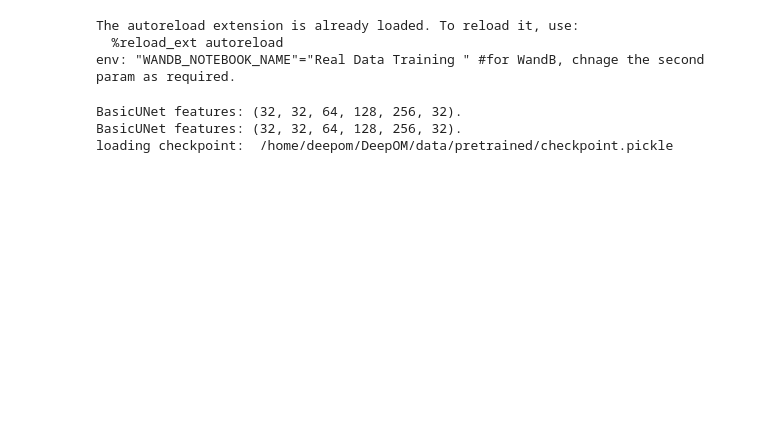
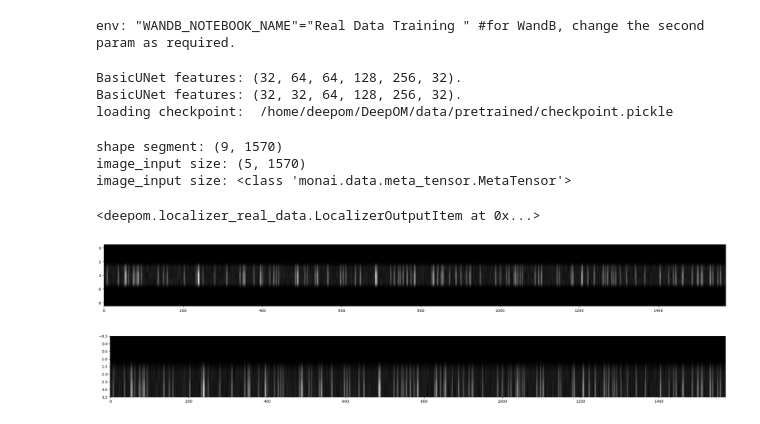
Before and after one commit to yevgenin/DeepOM, a Jupyter notebook: tutorial/real_data_training.ipynb, the cells around one changed output. Drawn from its saved outputs; the diff is of its cells as text; code cells hidden in the pictures; blank space fills up the shorter version.

```diff
--- a/tutorial/real_data_training.ipynb
+++ b/tutorial/real_data_training.ipynb
@@ -1,20 +1,39 @@
 # %%
 %load_ext autoreload
 %autoreload 2
-%env "WANDB_NOTEBOOK_NAME" "Real Data Training " #for WandB, chnage the second param as required.
+%env "WANDB_NOTEBOOK_NAME" "Real Data Training " #for WandB, change the second param as required.
 import warnings
 warnings.filterwarnings('ignore')
 
 from deepom.localizer_real_data import DataLocalizer
 #Ignores warnings, probably a good idea to remove if debugging
+
+import timeit
+import logging
+import sys
+import numpy
+from deepom.config import Config
+logging.getLogger().setLevel(logging.WARNING)
 # %% [output]
-The autoreload extension is already loaded. To reload it, use:
-  %reload_ext autoreload
-env: "WANDB_NOTEBOOK_NAME"="Real Data Training " #for WandB, chnage the second param as required.
+env: "WANDB_NOTEBOOK_NAME"="Real Data Training " #for WandB, change the second param as required.
 # %%
 localizer = DataLocalizer()
-train_data, test_data = localizer.prepare_data()
+
+# train_data, test_data = localizer.prepare_data()
+train_data = localizer.pickle_load(Config.GROUND_TRUTH_DIR.with_suffix(".train_data_simulated_images_512.pickle"))
+test_data = localizer.pickle_load(Config.GROUND_TRUTH_DIR.with_suffix(".test_data_simulated_images_512.pickle"))
 # %% [output]
-BasicUNet features: (32, 32, 64, 128, 256, 32).
+BasicUNet features: (32, 64, 64, 128, 256, 32).
 BasicUNet features: (32, 32, 64, 128, 256, 32).
 loading checkpoint:  /home/deepom/DeepOM/data/pretrained/checkpoint.pickle
+# %%
+image = test_data[0].molecule.bionano_image.segment_image[0]
+
+localizer.inference_item(image)
+# %% [output]
+shape segment: (9, 1570)
+image_input size: (5, 1570)
+image_input size: <class 'monai.data.meta_tensor.MetaTensor'>
+<deepom.localizer_real_data.LocalizerOutputItem at 0x...>
+[figure, added]
+[figure, added]
```
Also changed, not shown: parts of 8 cells of this notebook, 42 other files.
